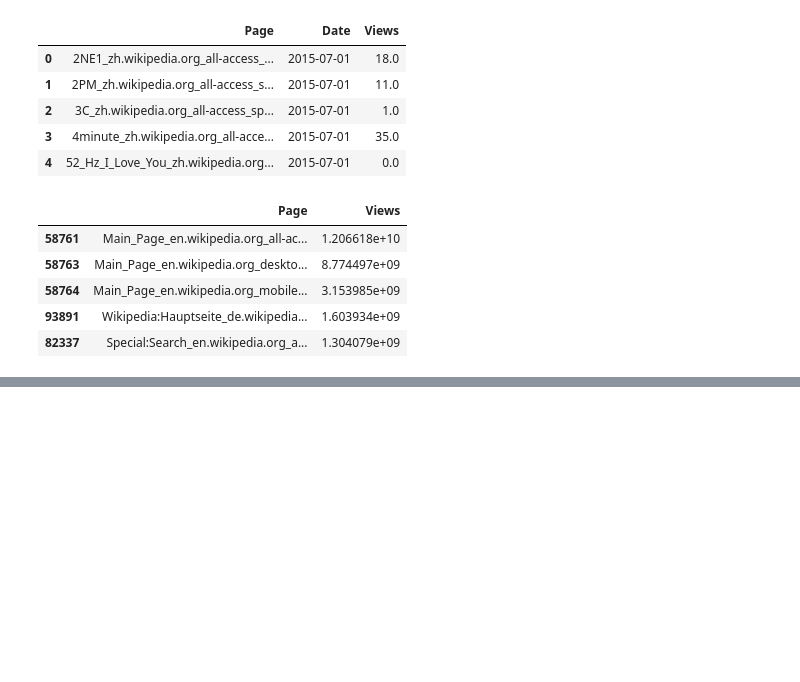
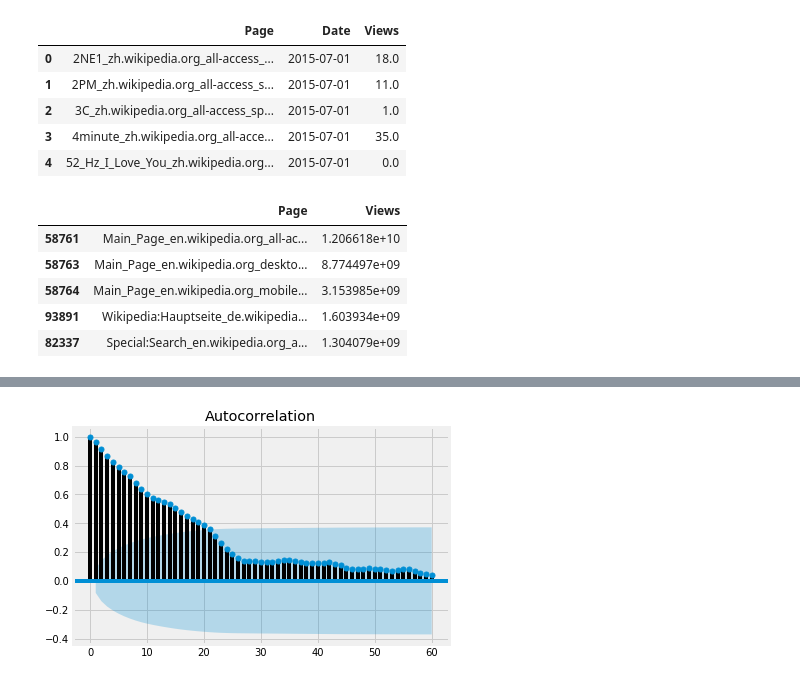
Before and after one commit to Subikshaa/Time-Series-Forecasting-on-Web-Traffic-Dataset, a Jupyter notebook: forecast.ipynb, the cells around one changed output, grey strips where cells are left out. Drawn from its saved outputs; the diff is of its cells as text; code cells hidden in the pictures; blank space fills up the shorter version.

```diff
--- a/forecast.ipynb
+++ b/forecast.ipynb
@@ -59,0 +94,5 @@ plt.plot(temp)
+# %%
+fig = tsaplots.plot_acf(top_page_df['Views'], lags=60)
+plt.show()
+# %% [output]
+[figure, added]
```
Also changed, not shown: parts of 28 cells of this notebook.
